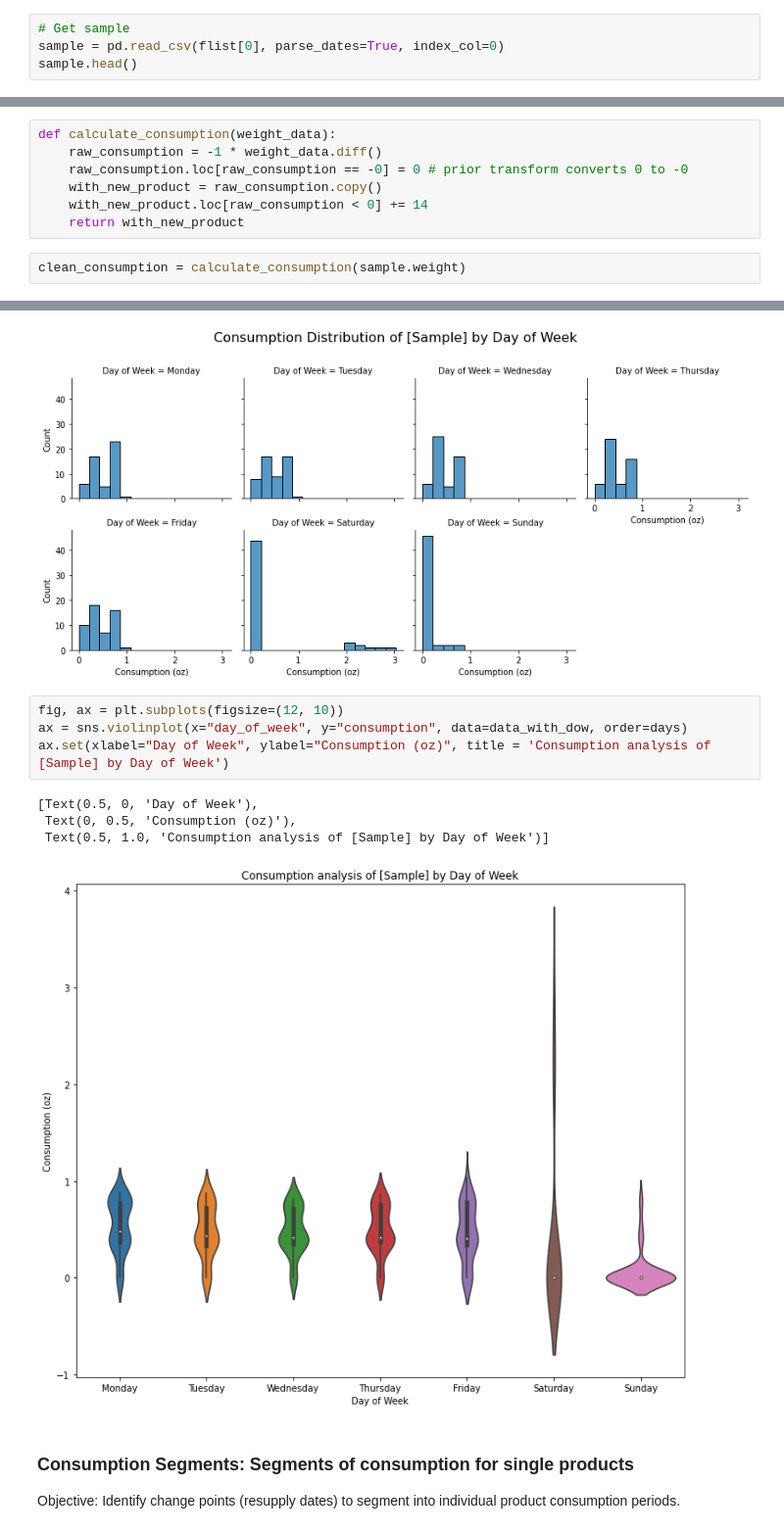
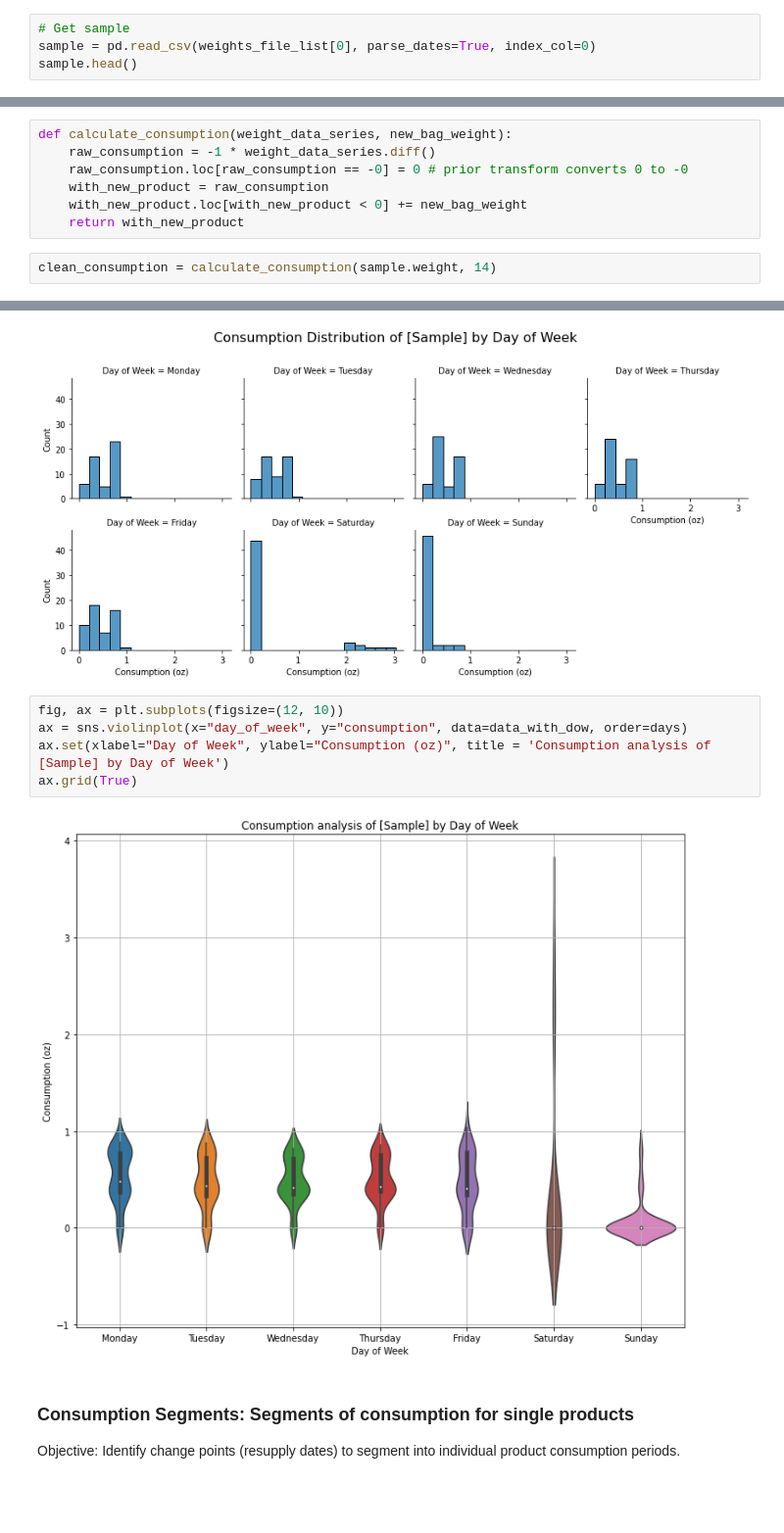
Before and after one commit to jbpauly/smart-simulation, a Jupyter notebook: smart_simulation/Notebooks/hypothesis_analysis.ipynb, the cells around one changed output, grey strips where cells are left out. Shown at 98% size. Drawn from its saved outputs; the diff is of its cells as text; blank space fills up the shorter version.

```diff
--- a/smart_simulation/Notebooks/hypothesis_analysis.ipynb
+++ b/smart_simulation/Notebooks/hypothesis_analysis.ipynb
@@ -48,7 +48,7 @@ servings_file_list = [p for p in servings_path.iterdir() if p.is_file()]
 ### Raw Data Visualization
 # %%
 # Get sample
-sample = pd.read_csv(flist[0], parse_dates=True, index_col=0)
+sample = pd.read_csv(weights_file_list[0], parse_dates=True, index_col=0)
 sample.head()
 # %% [output]
 |  | weight |
@@ -100,14 +101,14 @@ plot_weights(raw_consumption.index, raw_consumption.values, 'Raw Consumption', '
 # %% [markdown]
 #### Raw Frequency Analysis
 # %%
-def calculate_consumption(weight_data):
-    raw_consumption = -1 * weight_data.diff()
+def calculate_consumption(weight_data_series, new_bag_weight):
+    raw_consumption = -1 * weight_data_series.diff()
     raw_consumption.loc[raw_consumption == -0] = 0 # prior transform converts 0 to -0
-    with_new_product = raw_consumption.copy()
-    with_new_product.loc[raw_consumption < 0] += 14
+    with_new_product = raw_consumption
+    with_new_product.loc[with_new_product < 0] += new_bag_weight
     return with_new_product
 # %%
-clean_consumption = calculate_consumption(sample.weight)
+clean_consumption = calculate_consumption(sample.weight, 14)
 # %%
 plot_weights(clean_consumption.index, clean_consumption.values, 'Cleaned Consumption', 'Randomly Selected Scale', bar = True)
 # %% [output]
@@ -163,12 +164,10 @@ Text(0.5, 0.98, 'Consumption Distribution of [Sample] by Day of Week')
 # %%
 fig, ax = plt.subplots(figsize=(12, 10))
 ax = sns.violinplot(x="day_of_week", y="consumption", data=data_with_dow, order=days)
 ax.set(xlabel="Day of Week", ylabel="Consumption (oz)", title = 'Consumption analysis of [Sample] by Day of Week')
+ax.grid(True)
 # %% [output]
-[Text(0.5, 0, 'Day of Week'),
- Text(0, 0.5, 'Consumption (oz)'),
- Text(0.5, 1.0, 'Consumption analysis of [Sample] by Day of Week')]
-[figure, old version]
+[figure, new version]
 # %% [markdown]
 ### Consumption Segments: Segments of consumption for single products
 
```
Also changed, not shown: parts of 15 cells of this notebook, 10 other files.
